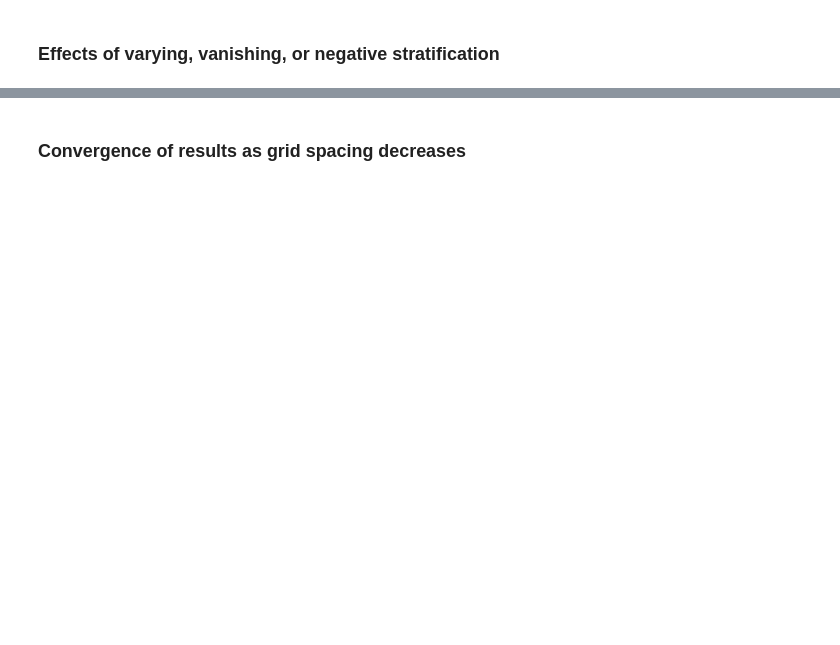
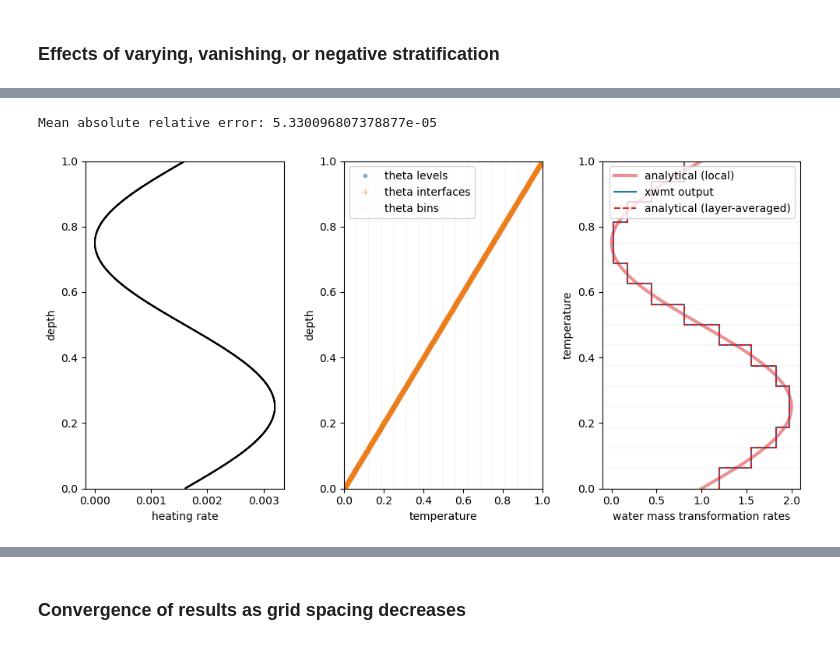
Before and after one commit to NOAA-GFDL/xwmt, a Jupyter notebook: notebooks/testing_examples.ipynb, the cells around one changed output, grey strips where cells are left out. Drawn from its saved outputs; the diff is of its cells as text; code cells hidden in the pictures; blank space fills up the shorter version.

```diff
--- a/notebooks/testing_examples.ipynb
+++ b/notebooks/testing_examples.ipynb
@@ -325,6 +224,5 @@ plt.tight_layout()
 # %% [markdown]
 ### Effects of varying, vanishing, or negative stratification
 # %%
-dz = 1.e-3
-dlam = 5.e-2
-bins = np.arange(0., 1.+dlam, dlam)
+dz = 1/(5**4)
+dlam = 1/(2**4)
@@ -427 +229,14 @@ plt.tight_layout()
+# %%
+idealized_wmt_experiment(
+    lam_const_dlamdz,
+    idealized_heating_diffusion_local,
+    wmt_local_const_dlamdz,
+    idealized_heating_diffusion_layer,
+    wmt_layer_const_dlamdz,
+    dz=dz,
+    dlam=dlam
+);
+# %% [output]
+Mean absolute relative error: 5.330096807378877e-05
+[figure, added]
 # %%
```
Also changed, not shown: parts of 25 cells of this notebook.
